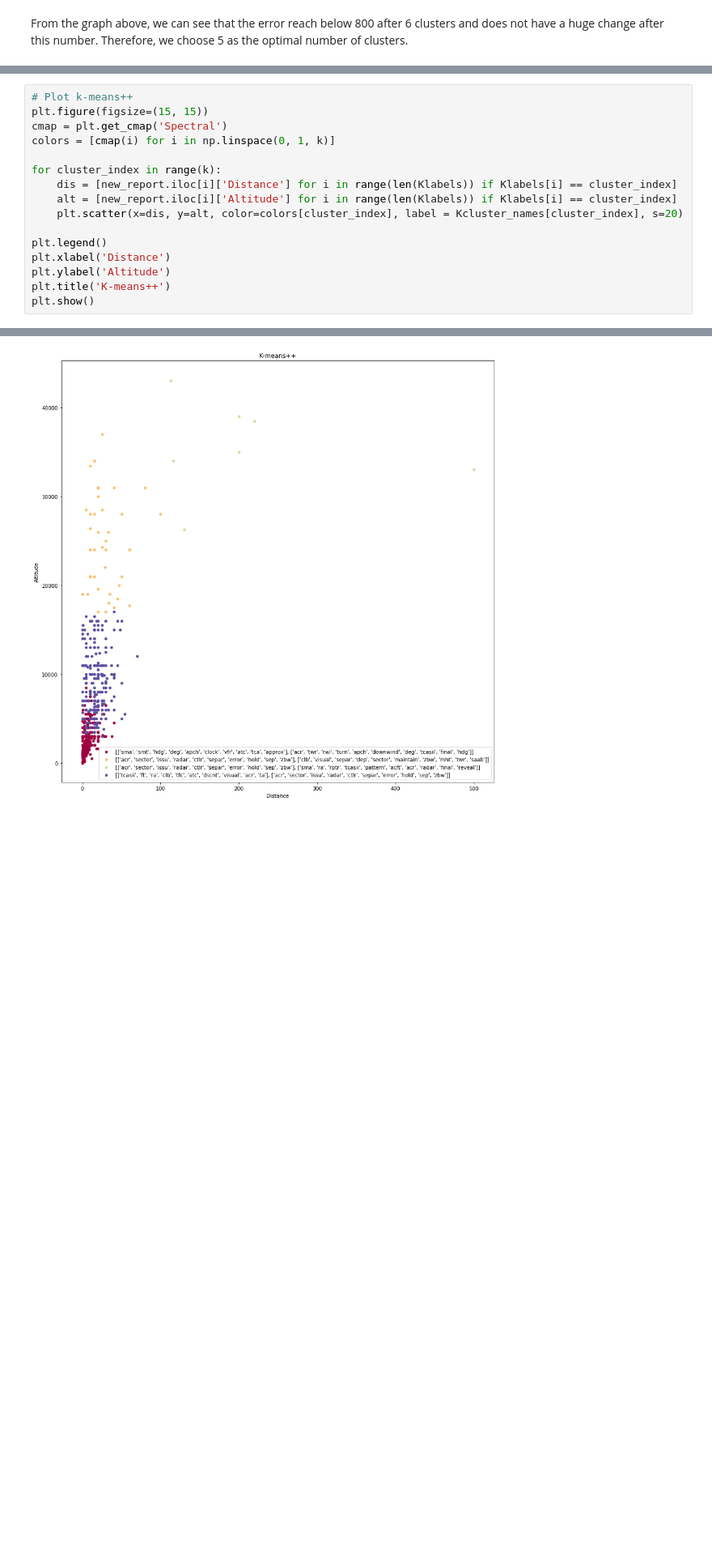
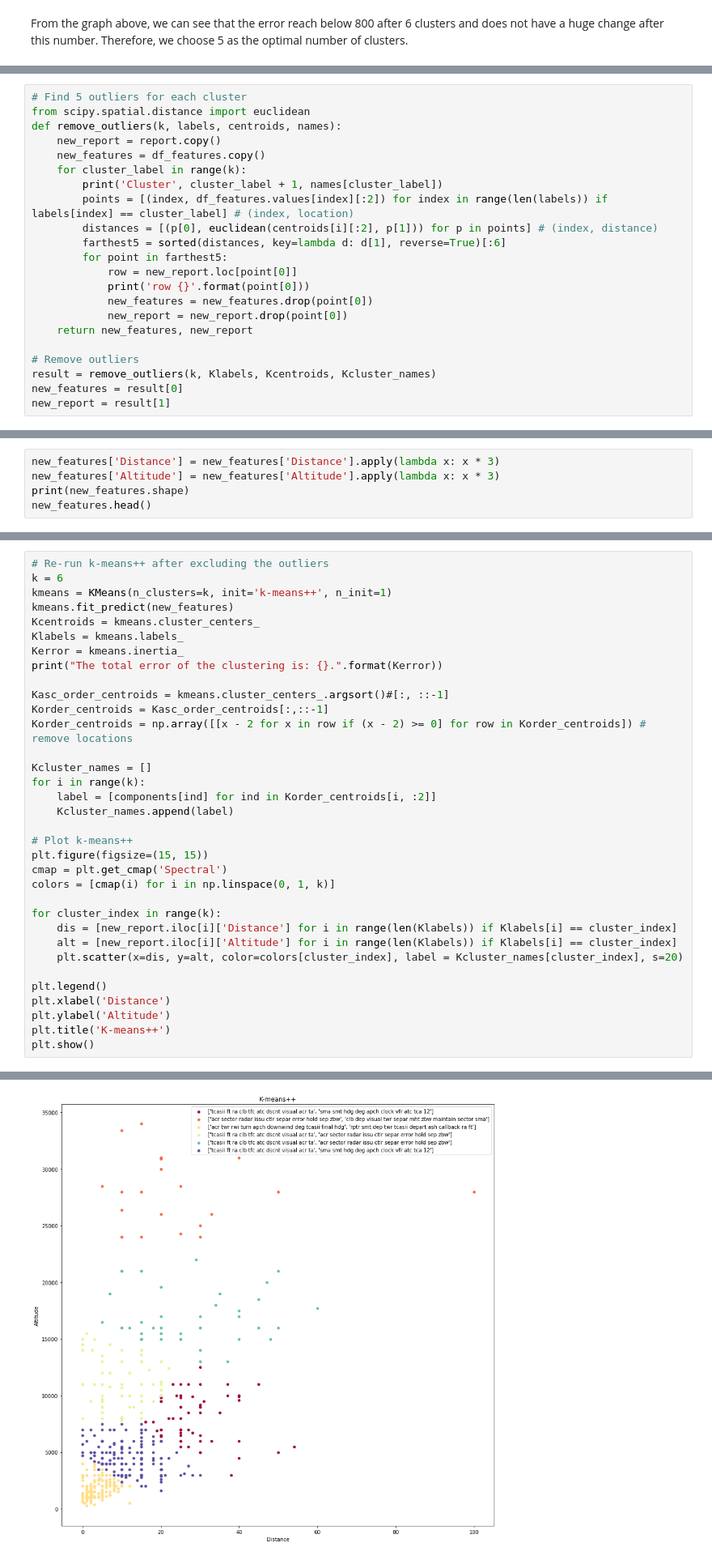
Before and after one commit to lingyigu/acas, a Jupyter notebook: src/03-Clustering.ipynb, the cells around one changed output, grey strips where cells are left out. Shown: that part at 81% size. Drawn from its saved outputs; the diff is of its cells as text; blank space fills up the shorter version.

Commit message:
Update algorithms to remove outliers and re-run clustering methods.

```diff
--- a/src/03-Clustering.ipynb
+++ b/src/03-Clustering.ipynb
@@ -212,0 +192,22 @@ def find_report(cluster_num):
+# %%
+# Find 5 outliers for each cluster
+from scipy.spatial.distance import euclidean
+def remove_outliers(k, labels, centroids, names):
+    new_report = report.copy()
+    new_features = df_features.copy()
+    for cluster_label in range(k):
+        print('Cluster', cluster_label + 1, names[cluster_label])
+        points = [(index, df_features.values[index][:2]) for index in range(len(labels)) if labels[index] == cluster_label] # (index, location)
+        distances = [(p[0], euclidean(centroids[i][:2], p[1])) for p in points] # (index, distance)
+        farthest5 = sorted(distances, key=lambda d: d[1], reverse=True)[:6]
+        for point in farthest5:
+            row = new_report.loc[point[0]]
+            print('row {}'.format(point[0]))
+            new_features = new_features.drop(point[0])
+            new_report = new_report.drop(point[0])
+    return new_features, new_report
+
+# Remove outliers
+result = remove_outliers(k, Klabels, Kcentroids, Kcluster_names)
+new_features = result[0]
+new_report = result[1]
@@ -212,0 +232,5 @@ def find_report(cluster_num):
+# %%
+new_features['Distance'] = new_features['Distance'].apply(lambda x: x * 3)
+new_features['Altitude'] = new_features['Altitude'].apply(lambda x: x * 3)
+print(new_features.shape)
+new_features.head()
@@ -213,4 +246,22 @@ def find_report(cluster_num):
 # %%
+# Re-run k-means++ after excluding the outliers
+k = 6
+kmeans = KMeans(n_clusters=k, init='k-means++', n_init=1)
+kmeans.fit_predict(new_features)
+Kcentroids = kmeans.cluster_centers_
+Klabels = kmeans.labels_
+Kerror = kmeans.inertia_
+print("The total error of the clustering is: {}.".format(Kerror))
+
+Kasc_order_centroids = kmeans.cluster_centers_.argsort()#[:, ::-1]
+Korder_centroids = Kasc_order_centroids[:,::-1]
+Korder_centroids = np.array([[x - 2 for x in row if (x - 2) >= 0] for row in Korder_centroids]) # remove locations
+
+Kcluster_names = []
+for i in range(k):
+    label = [components[ind] for ind in Korder_centroids[i, :2]]
+    Kcluster_names.append(label)
+
 # Plot k-means++
 plt.figure(figsize=(15, 15))
 cmap = plt.get_cmap('Spectral')
@@ -230 +282 @@ plt.show()
-[figure, old version]
+[figure, new version]
```
Also changed, not shown: parts of 27 cells of this notebook, 1 other file.
